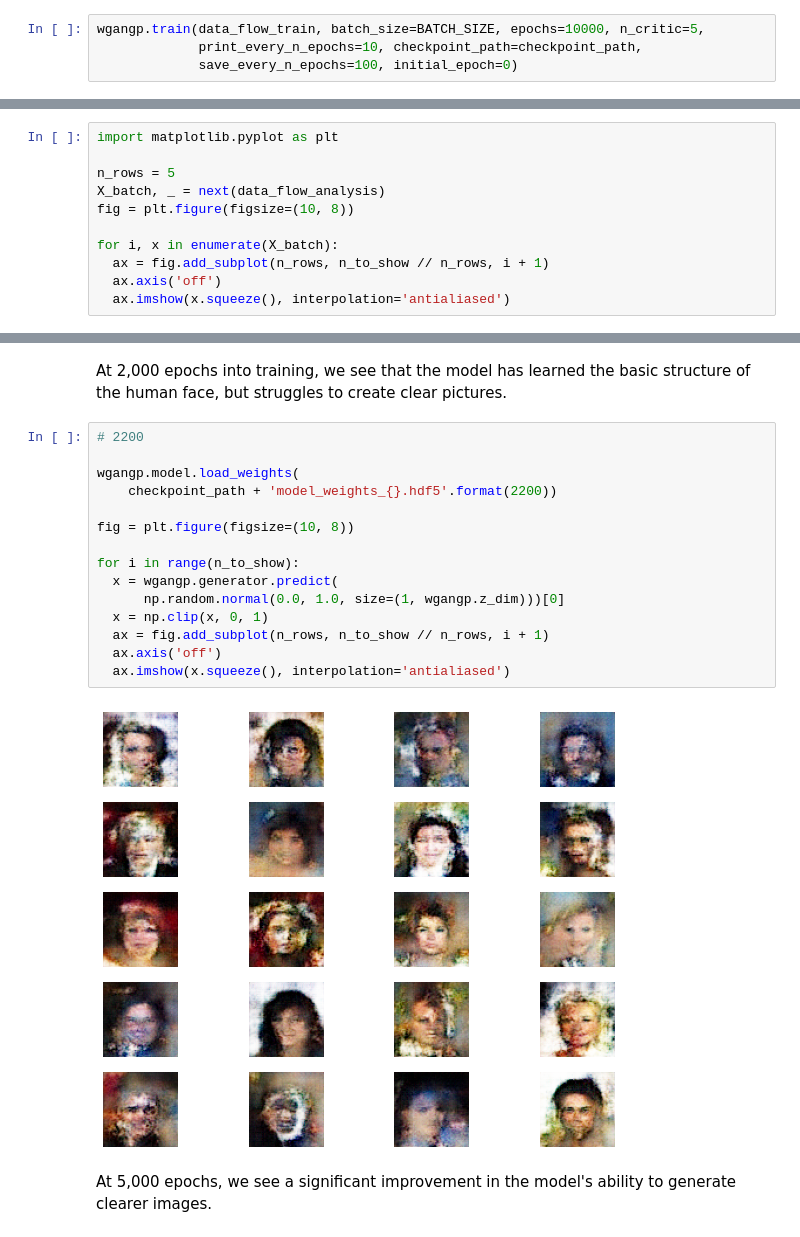
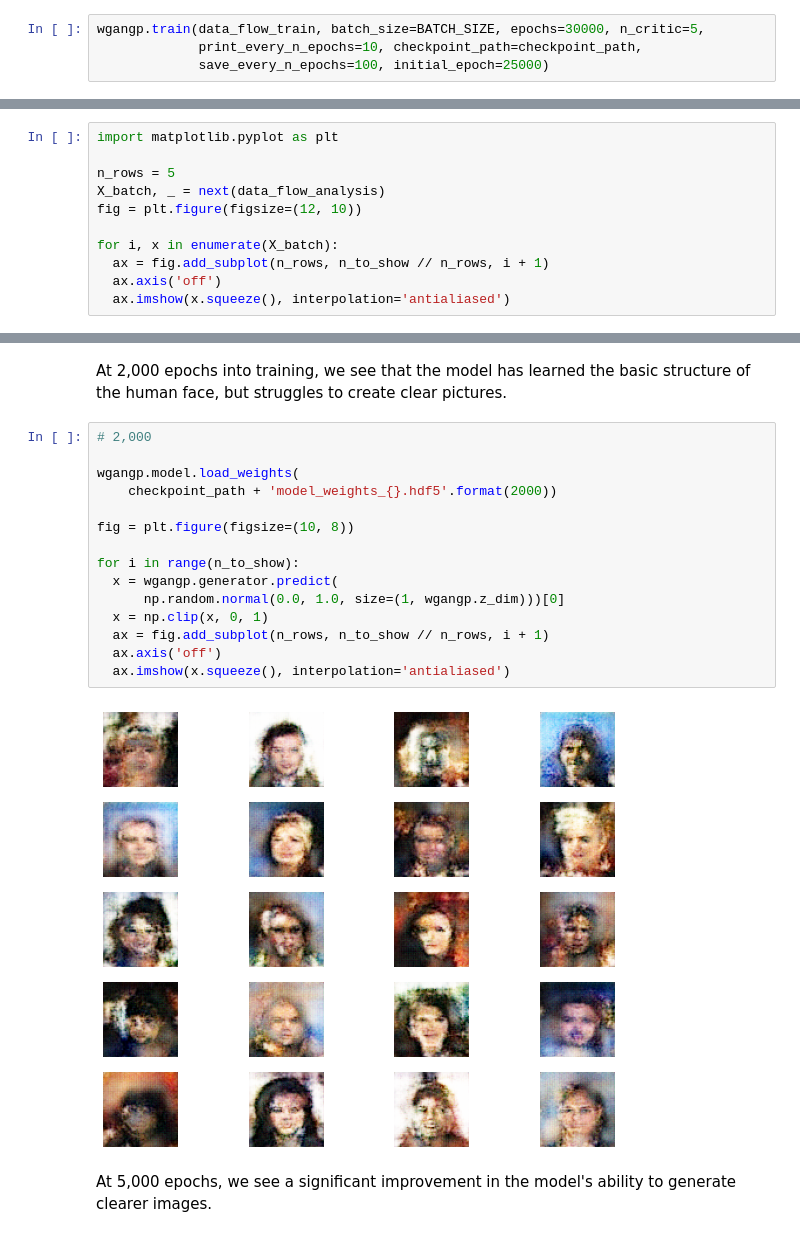
Before and after one commit to DCtheTall/generative-deep-learning, a Jupyter notebook: 4-generative-adversarial-networks/WGAN-GP.ipynb, the cells around one changed output, grey strips where cells are left out. Saved outputs shown, nothing was run; the diff lists cells and outputs as text.

Commit message:
traing WGAB-GP longer

```diff
--- a/4-generative-adversarial-networks/WGAN-GP.ipynb
+++ b/4-generative-adversarial-networks/WGAN-GP.ipynb
@@ -326,9 +328,9 @@ Found 202599 images belonging to 1 classes.
 
 Below we train the model with 10,000 training epochs. Below we compare images from the test set with images the generator makes from noise.
 # %%
-wgangp.train(data_flow_train, batch_size=BATCH_SIZE, epochs=10000, n_critic=5,
+wgangp.train(data_flow_train, batch_size=BATCH_SIZE, epochs=30000, n_critic=5,
              print_every_n_epochs=10, checkpoint_path=checkpoint_path,
-             save_every_n_epochs=100, initial_epoch=0)
+             save_every_n_epochs=100, initial_epoch=25000)
 # %% [markdown]
 ## Analyzing the Results
 # %%
@@ -344,7 +346,7 @@ import matplotlib.pyplot as plt
 
 n_rows = 5
 X_batch, _ = next(data_flow_analysis)
-fig = plt.figure(figsize=(10, 8))
+fig = plt.figure(figsize=(12, 10))
 
 for i, x in enumerate(X_batch):
   ax = fig.add_subplot(n_rows, n_to_show // n_rows, i + 1)
@@ -355,22 +357,22 @@ for i, x in enumerate(X_batch):
 # %% [markdown]
 At 2,000 epochs into training, we see that the model has learned the basic structure of the human face, but struggles to create clear pictures.
 # %%
-# 2200
+# 2,000
 
 wgangp.model.load_weights(
-    checkpoint_path + 'model_weights_{}.hdf5'.format(2200))
+    checkpoint_path + 'model_weights_{}.hdf5'.format(2000))
 
 fig = plt.figure(figsize=(10, 8))
 
 for i in range(n_to_show):
   x = wgangp.generator.predict(
       np.random.normal(0.0, 1.0, size=(1, wgangp.z_dim)))[0]
   x = np.clip(x, 0, 1)
   ax = fig.add_subplot(n_rows, n_to_show // n_rows, i + 1)
   ax.axis('off')
   ax.imshow(x.squeeze(), interpolation='antialiased')
 # %% [output]
-[figure, old version]
+[figure, new version]
 # %% [markdown]
 At 5,000 epochs, we see a significant improvement in the model's ability to generate clearer images.
 # %%
```
Also changed, not shown: parts of 10 cells of this notebook.
